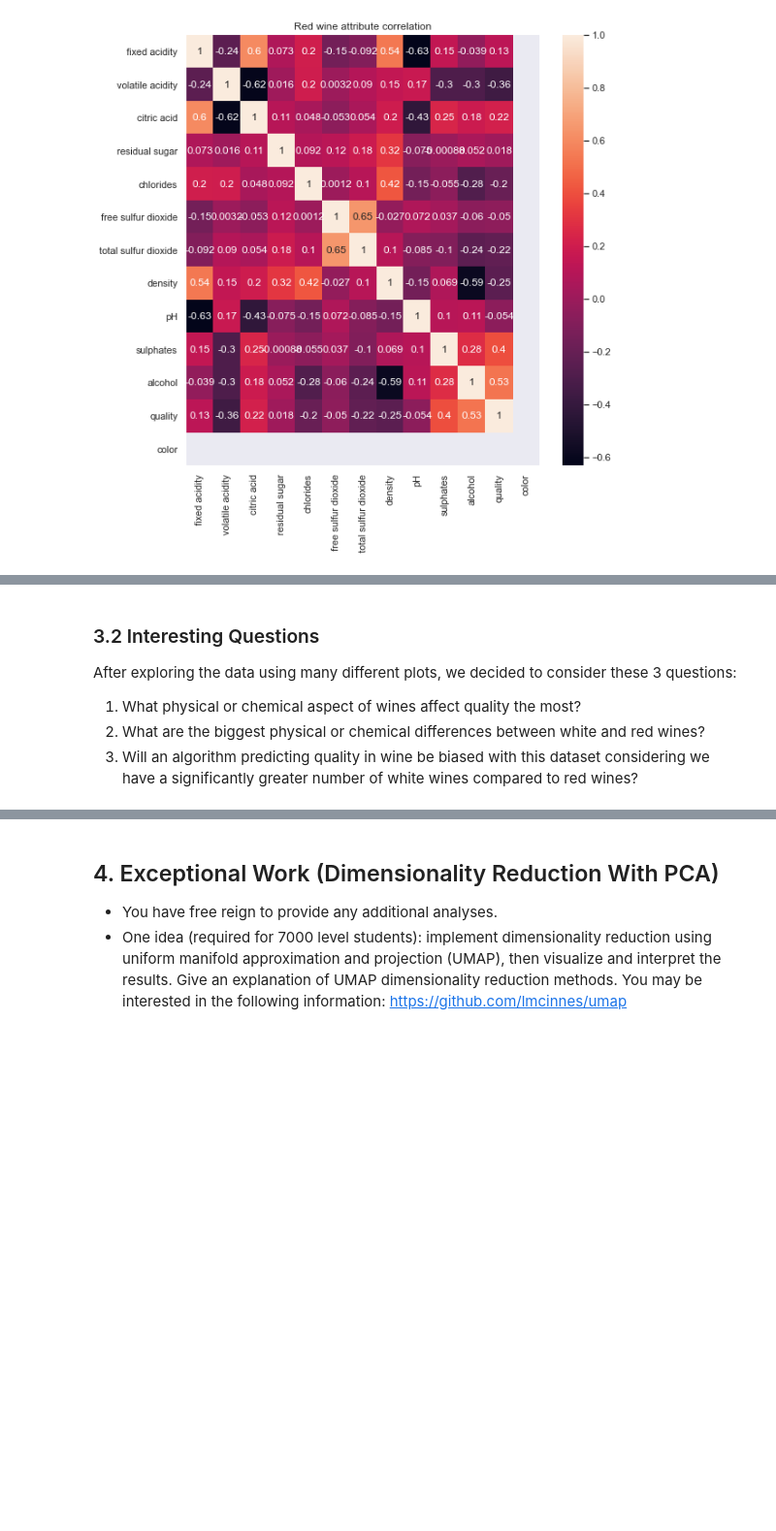
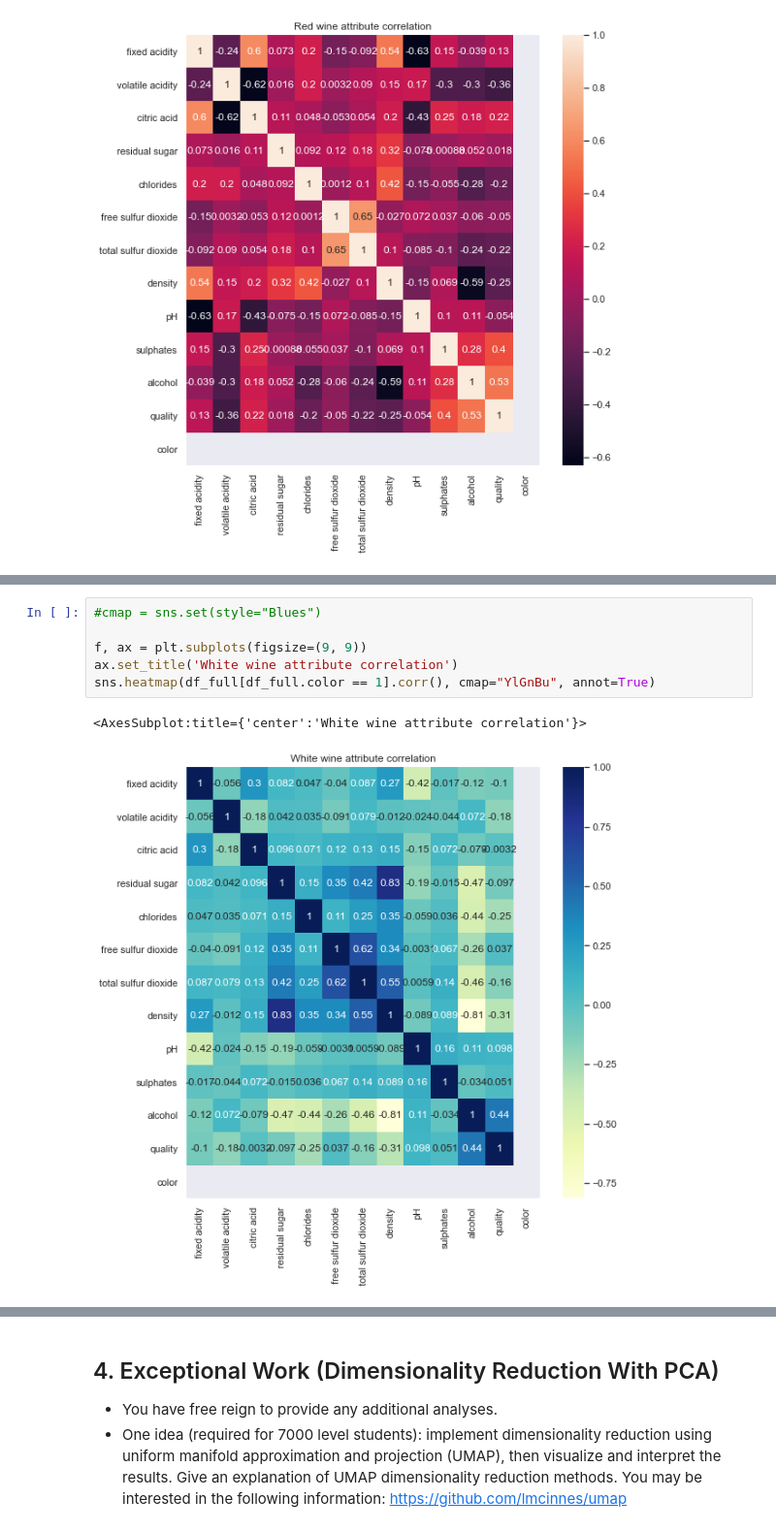
Before and after one commit to harrisonnoble/ml-projects, a Jupyter notebook: Lab 1/Lab 1.ipynb, the cells around one changed output, grey strips where cells are left out. Shown at 97% size. Saved outputs shown, nothing was run; the diff lists cells and outputs as text; blank space fills up the shorter version.

```diff
--- a/Lab 1/Lab 1.ipynb
+++ b/Lab 1/Lab 1.ipynb
@@ -371,8 +434,9 @@ Citric acid: As previously discussed, citric acid is correlated to fixed acidity
-# %% [markdown]
-### 3.2 Interesting Questions
-
-After exploring the data using many different plots, we decided to consider these 3 questions:
-
-1. What physical or chemical aspect of wines affect quality the most?
-2. What are the biggest physical or chemical differences between white and red wines?
-3. Will an algorithm predicting quality in wine be biased with this dataset considering we have a significantly greater number of white wines compared to red wines?
+# %%
+#cmap = sns.set(style="Blues")
+
+f, ax = plt.subplots(figsize=(9, 9))
+ax.set_title('White wine attribute correlation')
+sns.heatmap(df_full[df_full.color == 1].corr(), cmap="YlGnBu", annot=True)
+# %% [output]
+<AxesSubplot:title={'center':'White wine attribute correlation'}>
+[figure, added]
```
Also changed, not shown: parts of 19 cells of this notebook.
